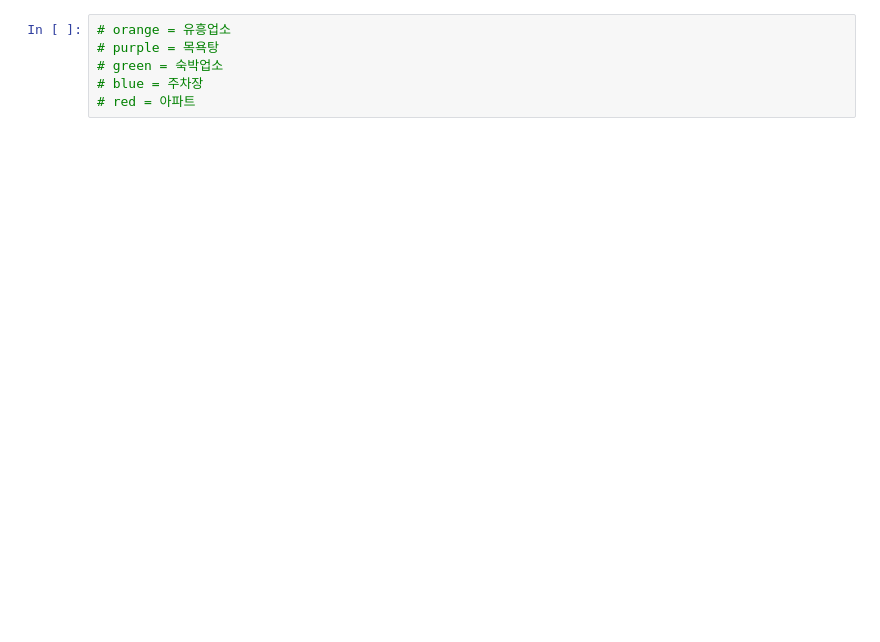
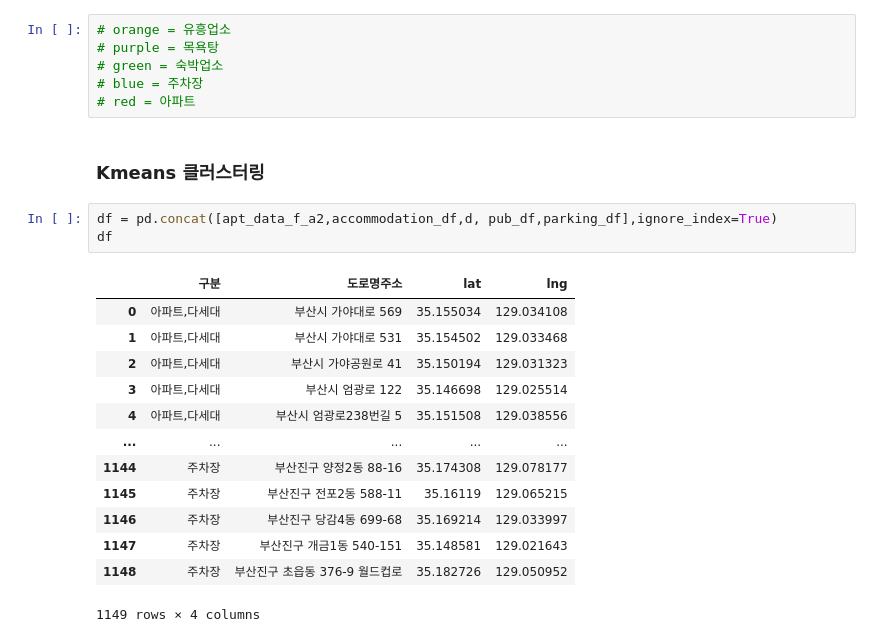
Before and after one commit to Hu-GE2022/artData, a Jupyter notebook: Clustering.ipynb, the cells around one changed output. Saved outputs shown, nothing was run; the diff lists cells and outputs as text; blank space fills up the shorter version.

```diff
--- a/Clustering.ipynb
+++ b/Clustering.ipynb
@@ -800,3 +800,22 @@ map
 # green = 숙박업소
 # blue = 주차장
 # red = 아파트
+# %% [markdown]
+### Kmeans 클러스터링
+# %%
+df = pd.concat([apt_data_f_a2,accommodation_df,d, pub_df,parking_df],ignore_index=True)
+df
+# %% [output]
+|  | 구분 | 도로명주소 | lat | lng |
+| 0 | 아파트,다세대 | 부산시 가야대로 569 | 35.155034 | 129.034108 |
+| 1 | 아파트,다세대 | 부산시 가야대로 531 | 35.154502 | 129.033468 |
+| 2 | 아파트,다세대 | 부산시 가야공원로 41 | 35.150194 | 129.031323 |
+| 3 | 아파트,다세대 | 부산시 엄광로 122 | 35.146698 | 129.025514 |
+| 4 | 아파트,다세대 | 부산시 엄광로238번길 5 | 35.151508 | 129.038556 |
+| ... | ... | ... | ... | ... |
+| 1144 | 주차장 | 부산진구 양정2동 88-16 | 35.174308 | 129.078177 |
+| 1145 | 주차장 | 부산진구 전포2동 588-11 | 35.16119 | 129.065215 |
+| 1146 | 주차장 | 부산진구 당감4동 699-68 | 35.169214 | 129.033997 |
+| 1147 | 주차장 | 부산진구 개금1동 540-151 | 35.148581 | 129.021643 |
+| 1148 | 주차장 | 부산진구 초읍동 376-9 월드컵로 | 35.182726 | 129.050952 |
+1149 rows × 4 columns
```
Also changed, not shown: parts of 6 cells of this notebook.
